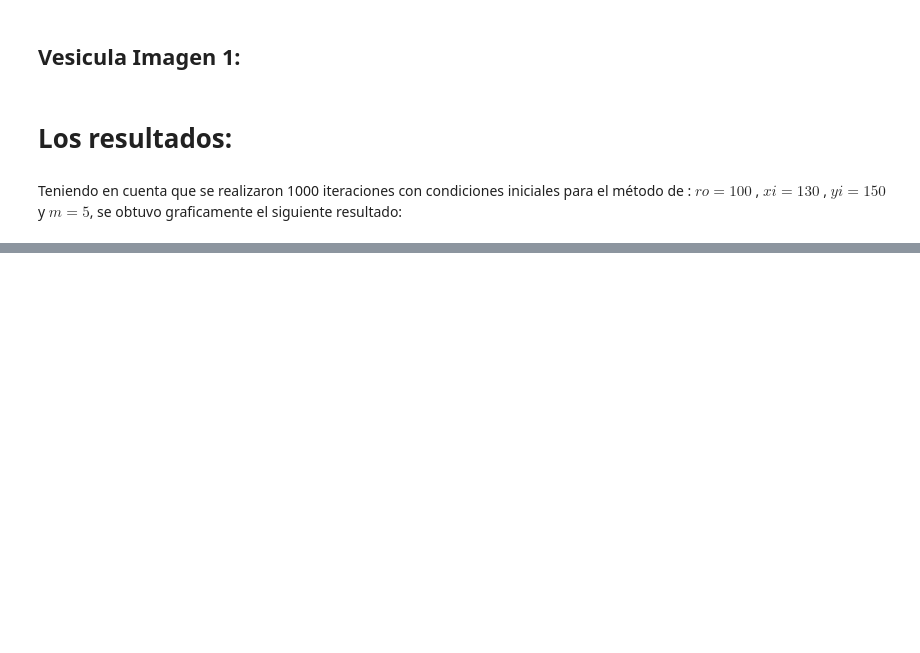
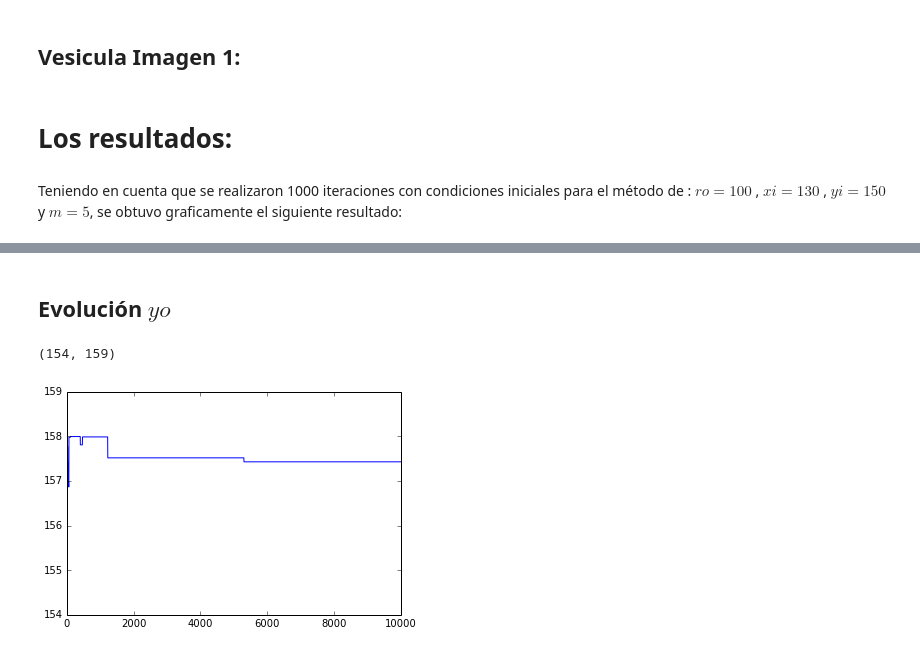
Before and after one commit to SbastianGarzon/Linares_Garzon_hw8, a Jupyter notebook: Perfil_Radial/Perfil_radial.ipynb, the cells around one changed output, grey strips where cells are left out. Cells and saved outputs as stored; diff of their text form; code cells hidden in the pictures; blank space fills up the shorter version.

```diff
--- a/Perfil_Radial/Perfil_radial.ipynb
+++ b/Perfil_Radial/Perfil_radial.ipynb
@@ -207,0 +227,8 @@ El valor de r1 es 0.602091652461
+# %% [markdown]
+## Evolución $yo$
+# %%
+plot(yi_walk)
+plt.ylim(154,159)
+# %% [output]
+(154, 159)
+[figure, added]
```
Also changed, not shown: parts of 20 cells of this notebook.
